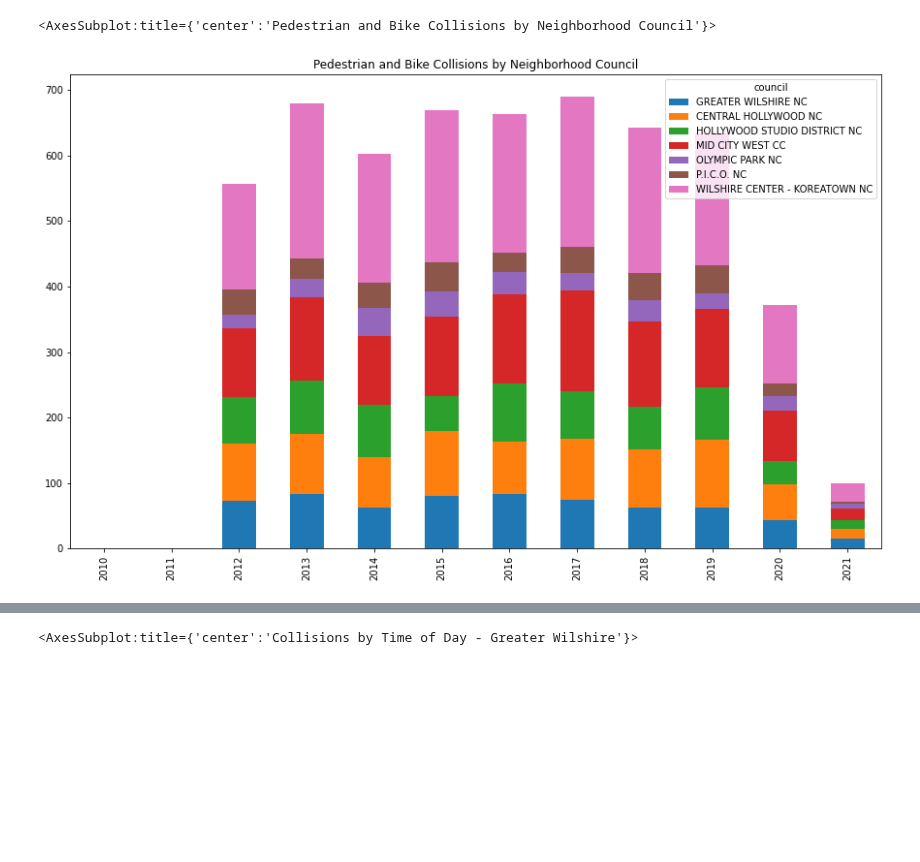
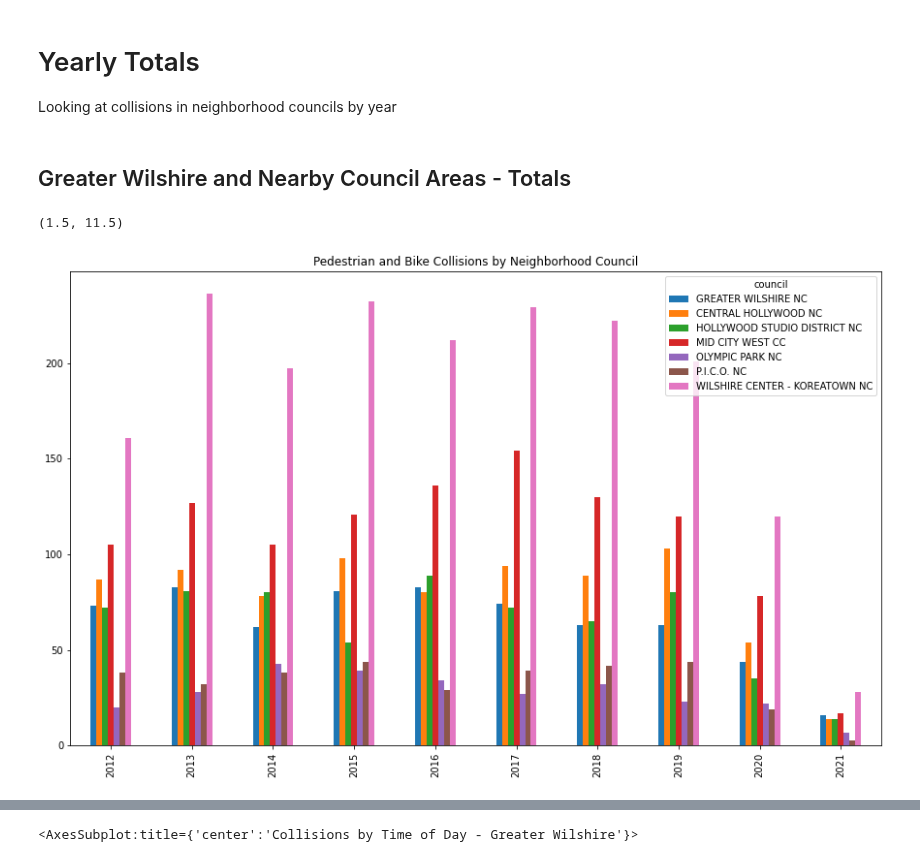
Before and after one commit to hackforla/data-science, a Jupyter notebook: Pedestrian_Data/Notebook/3-find-interesting-info.ipynb, the cells around one changed output, grey strips where cells are left out. Drawn from its saved outputs; the diff is of its cells as text; code cells hidden in the pictures; blank space fills up the shorter version.

Commit message:
Updated charts and presentation graphics for clarity and legibility.

```diff
--- a/Pedestrian_Data/Notebook/3-find-interesting-info.ipynb
+++ b/Pedestrian_Data/Notebook/3-find-interesting-info.ipynb
@@ -51,5 +54,8 @@ relevantmocodes = {
 }
 
 mocodenames = list(relevantmocodes.values())
+# %% [markdown]
+# Yearly Totals
+Looking at collisions in neighborhood councils by year
 # %%
 yearlycollisions = collisions.groupby(collisions['date_occ'].dt.year)
@@ -56,6 +63,13 @@ yearlycollisions = collisions.groupby(collisions['date_occ'].dt.year)
+# %% [markdown]
+## Greater Wilshire and Nearby Council Areas - Totals
 # %%
-ncyearly = yearlycollisions['council'].value_counts().unstack()
-ncyearly[nearbycouncils].plot.bar(title="Pedestrian and Bike Collisions by Neighborhood Council", stacked=True, figsize=(15,9), xlabel='')
+groupchart = ncyearly[nearbycouncils].plot.bar(
+  title="Pedestrian and Bike Collisions by Neighborhood Council",
+  figsize=(15, 9),
+  xlabel='',
+)
+xmin, xmax = groupchart.get_xlim()
+groupchart.set_xlim([xmin + 2, xmax])
 # %% [output]
-<AxesSubplot:title={'center':'Pedestrian and Bike Collisions by Neighborhood Council'}>
+(1.5, 11.5)
-[figure, old version]
+[figure, new version]
```
Also changed, not shown: parts of 6 cells of this notebook, 11 other files.
